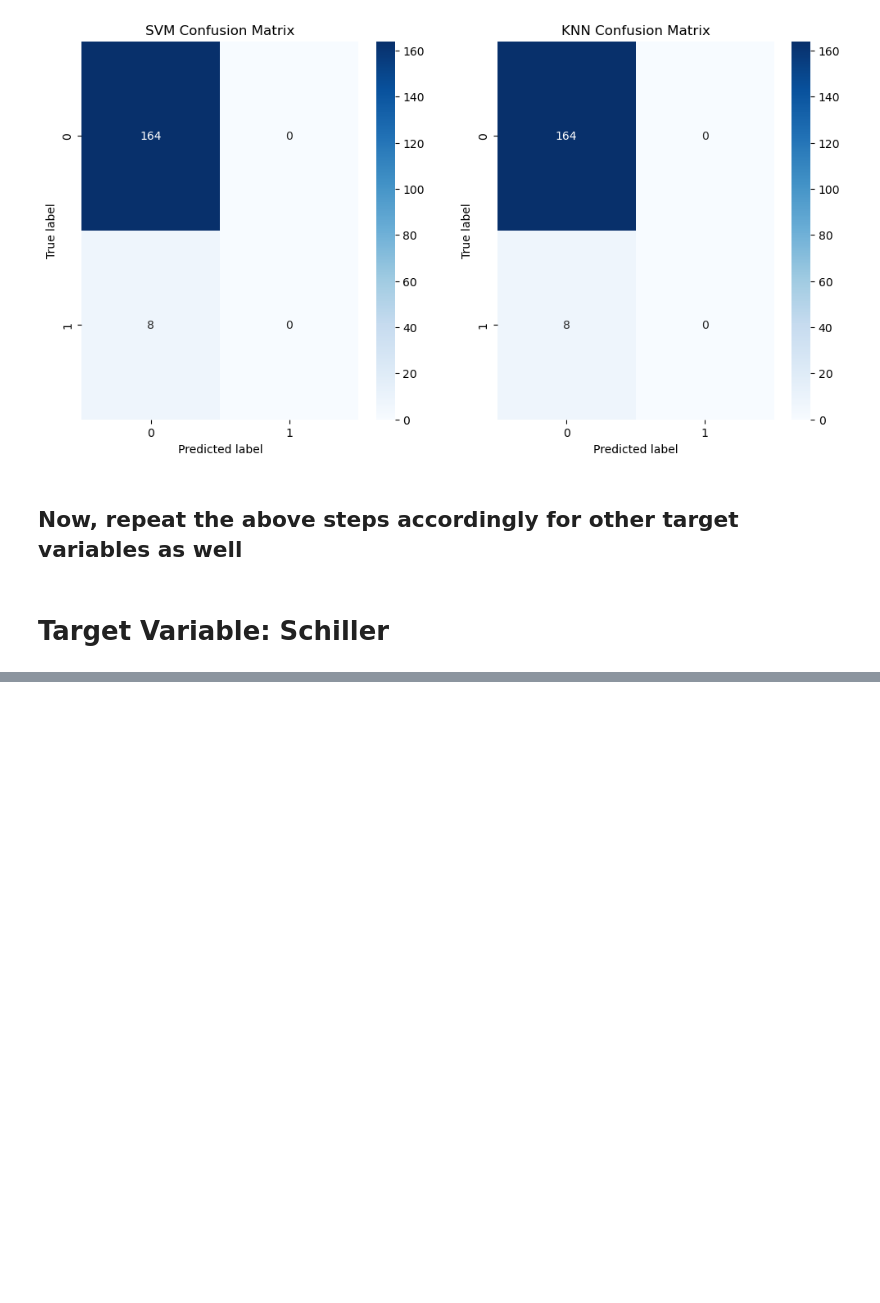
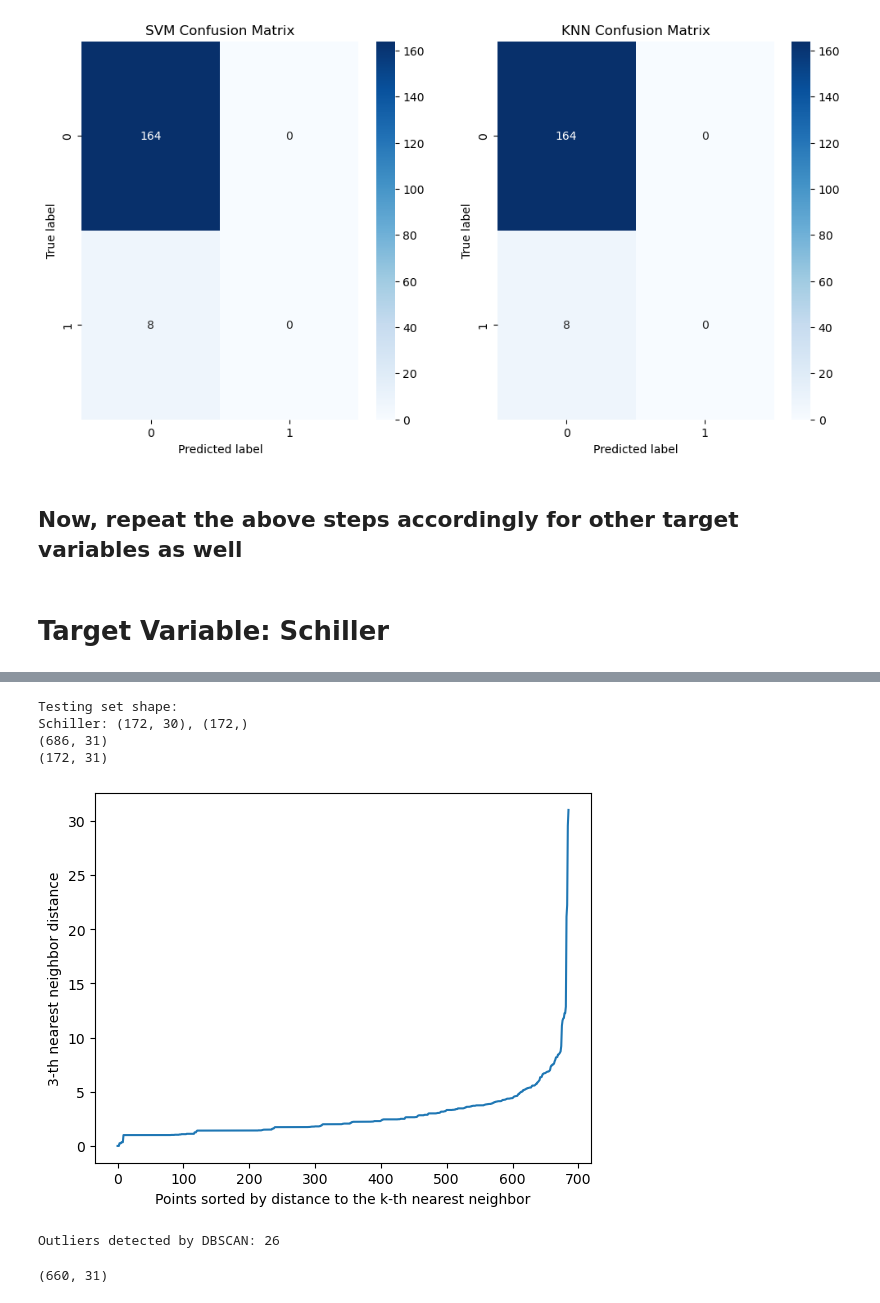
Before and after one commit to DanX069/Python-Assignment, a Jupyter notebook: python-assignment-cs253.ipynb, the cells around one changed output, grey strips where cells are left out. Saved outputs shown, nothing was run; the diff lists cells and outputs as text; code cells hidden in the pictures; blank space fills up the shorter version.

```diff
--- a/python-assignment-cs253.ipynb
+++ b/python-assignment-cs253.ipynb
@@ -114,8 +114,8 @@ np.round(df.isnull().sum()/df.shape[0]*100).sort_values().plot(kind='barh')
 # %% [markdown]
 #### **Now, columns STDs: Time since last diagnosis and STDs: Time since first diagnoses have a lot of missing values so we drop them as they won't be helpful in training the model.**
 # %%
-new_df = df.drop(['STDs: Time since first diagnosis','STDs: Time since last diagnosis'],axis=1)
-print(new_df.shape)
+newi_df = df.drop(['STDs: Time since first diagnosis','STDs: Time since last diagnosis'],axis=1)
+print(newi_df.shape)
 # %% [output]
 (858, 34)
 # %% [markdown]
@@ -604,3 +604,9 @@ Recall: 95.35%
 ## **Now, repeat the above steps accordingly for other target variables as well**
 # %% [markdown]
 # **Target Variable: Schiller**
+# %%
+new2_df = newi_df.drop(['Hinselmann', 'Citology', 'Biopsy'],axis=1)
+
+print(new2_df.columns)
+
+print(new2_df.shape)
@@ -606,0 +626,61 @@ Recall: 95.35%
+# %%
+X2 = new2_df.iloc[:, :-1]  # select all columns except the last four
+y12 = new2_df['Schiller']
+
+# Create a dictionary to store test sets for each target variable
+test2_sets = {}
+
+# Split data and store test sets in the dictionary
+X2_train, X2_test, y12_train, y12_test = train_test_split(X2, y12, test_size=0.2, random_state=42)
+test2_sets['Schiller'] = (X2_test, y12_test)
+
+train2_df = pd.concat([X2_train, y12_train], axis=1)
+test2_df = pd.concat([X2_test, y12_test], axis=1)
+
+# Print the shapes of the test sets
+print('Testing set shape:')
+for target in test2_sets:
+    X2_test, y2_test = test2_sets[target]
+    print(f"{target}: {X2_test.shape}, {y2_test.shape}")
+print(train2_df.shape)
+print(test2_df.shape)
+# %% [output]
+Testing set shape:
+Schiller: (172, 30), (172,)
+(686, 31)
+(172, 31)
+# %%
+min_samples = 4  # Adjust this value according to your dataset
+k = min_samples - 1
+nearest2_neighbors = NearestNeighbors(n_neighbors=k)
+nearest2_neighbors.fit(train2_df)
+
+distances, _ = nearest2_neighbors.kneighbors(train2_df)
+distances = np.sort(distances, axis=0)
+distances = distances[:, -1]
+
+plt.plot(distances)
+plt.xlabel('Points sorted by distance to the k-th nearest neighbor')
+plt.ylabel(f'{k}-th nearest neighbor distance')
+plt.show()
+# %% [output]
+[figure, added]
+# %%
+# Apply DBSCAN on the original unscaled training data
+epsilon =  7 # This is a hyperparameter you may need to tune
+min_samples = 4  # This is another hyperparameter you may need to tune
+dbscan = DBSCAN(eps=epsilon, min_samples=min_samples)
+labels = dbscan.fit_predict(train2_df)
+
+# Identify the outliers
+outliers = labels == -1
+print(f"Outliers detected by DBSCAN: {outliers.sum()}")
+
+# Remove or handle the outliers
+# To remove the outliers:
+train2_df_no_outliers = train2_df.loc[~outliers]
+
+train2_df_no_outliers.shape
+# %% [output]
+Outliers detected by DBSCAN: 26
+(660, 31)
```
Also changed, not shown: parts of 45 cells of this notebook.
